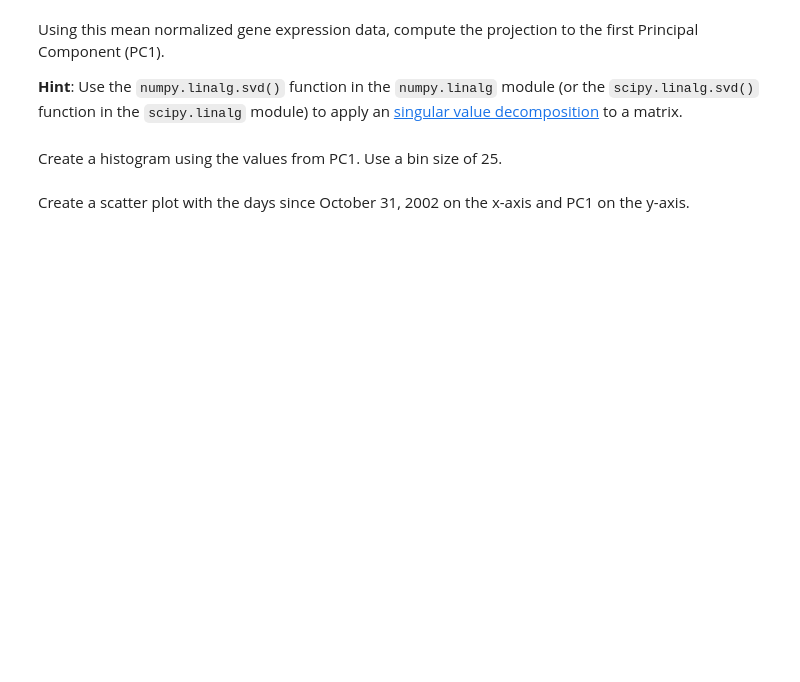
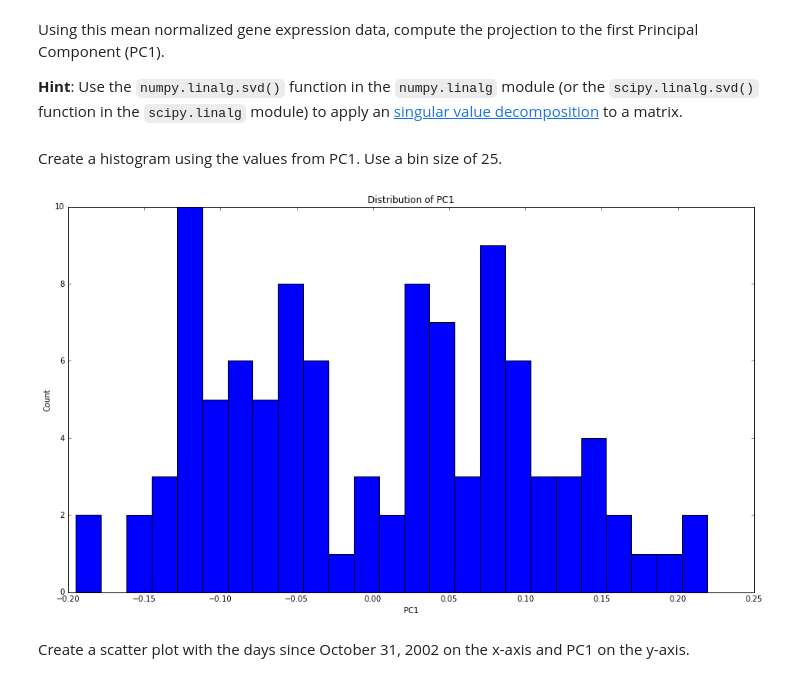
Before and after one commit to SupaStuff/599_hw, a Jupyter notebook: 2/HW2P1.ipynb, the cells around one changed output. Cells and saved outputs as stored; diff of their text form; code cells hidden in the pictures; blank space fills up the shorter version.

```diff
--- a/2/HW2P1.ipynb
+++ b/2/HW2P1.ipynb
@@ -96,3 +156,5 @@ Use exploratory analysis and the singular value decomposition (SVD) of the gene
 First subset the the `sampleinfo` DataFrame to include only the CEU ethnicity.  Call this new subsetted DataFrame `sampleinfoCEU`.  Show the head of `sampleinfoCEU` DataFrame.
 # %%
 #your code here
+sampleinfoCEU = sampleinfo[sampleinfo.ethnicity == "CEU"]
+sampleinfoCEU.head()
@@ -100,3 +169,5 @@ First subset the the `sampleinfo` DataFrame to include only the CEU ethnicity.
 Next, subset the `exprs` DataFrame to only include the samples with the CEU ethnicity. Name this new subsetted DataFrame `exprsCEU`. Show the head of the `exprsCEU` DataFrame.
 # %%
 #your code here
+exprsCEU = exprs[sampleinfoCEU.filename]
+exprsCEU.head()
@@ -110,0 +191,5 @@ Compute the average gene expression intensity in the `exprsCEU` DataFrame across
+# %%
+#your code here
+meanGene = exprsCEU.mean(axis=1)
+meanNormailizedGene = exprsCEU.apply(lambda col: col - meanGene)
+meanNormailizedGene.head()
@@ -117,2 +208,6 @@ Using this mean normalized gene expression data, compute the projection to the f
+# %%
+#your code here
+U, S, V_t = np.linalg.svd(meanNormailizedGene.as_matrix())
+PC1 = V_t[0]
 # %% [markdown]
 Create a histogram using the values from PC1.  Use a bin size of 25.
@@ -121,2 +214,12 @@ Create a histogram using the values from PC1.  Use a bin size of 25.
+# %%
+#your code here
+plt.figure(figsize=(16,9))
+plt.hist(PC1 , bins=25)
+plt.title('Distribution of PC1')
+plt.xlabel('PC1')
+plt.ylabel('Count')
+plt.show()
+# %% [output]
+[figure, added]
 # %% [markdown]
 Create a scatter plot with the days since October 31, 2002 on the x-axis and PC1 on the y-axis.
```
Also changed, not shown: parts of 26 cells of this notebook, 4 other files.
